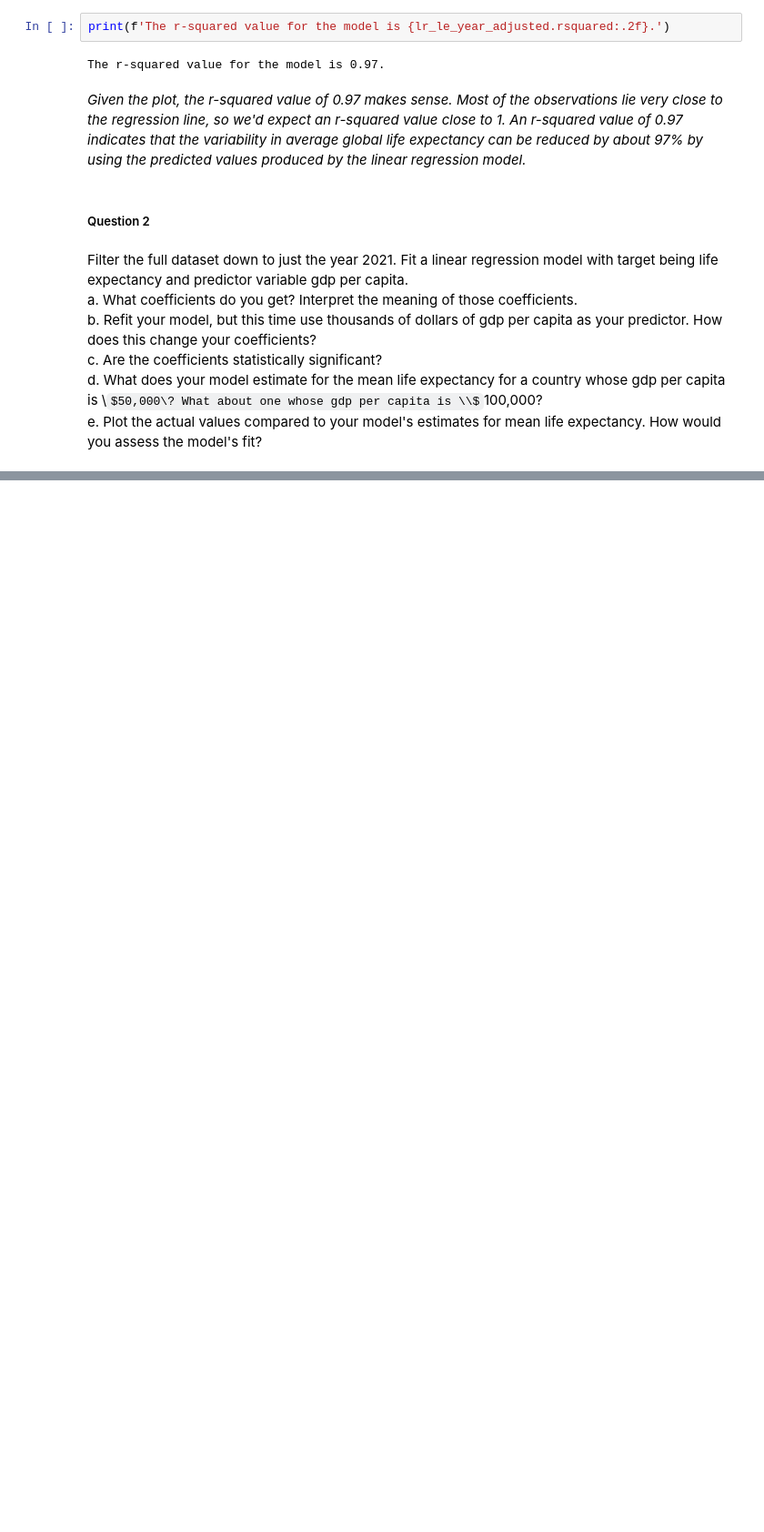
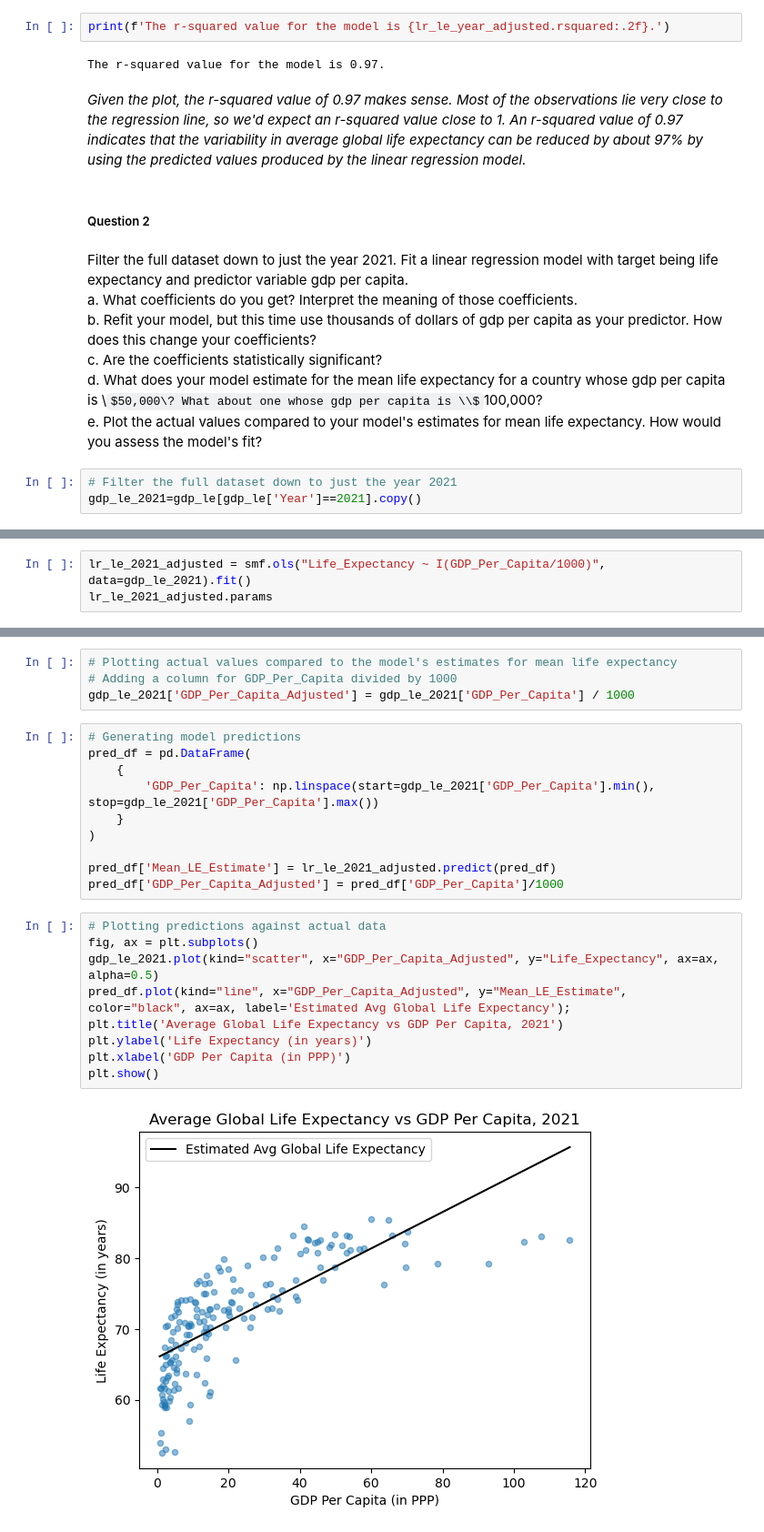
Before and after one commit to nss-data-science-cohort-9/un-linear-regression-aezell314, a Jupyter notebook: notebooks/Linear Regression Practice.ipynb, the cells around one changed output, grey strips where cells are left out. Shown at 91% size. Cells and saved outputs as stored; diff of their text form; some formulas as TeX source; blank space fills up the shorter version.

```diff
--- a/notebooks/Linear Regression Practice.ipynb
+++ b/notebooks/Linear Regression Practice.ipynb
@@ -117,3 +117,6 @@ b. Refit your model, but this time use thousands of dollars of gdp per capita as
 c. Are the coefficients statistically significant?
 d. What does your model estimate for the mean life expectancy for a country whose gdp per capita is \\$50,000\? What about one whose gdp per capita is \\$100,000?
 e. Plot the actual values compared to your model's estimates for mean life expectancy. How would you assess the model's fit?
+# %%
+# Filter the full dataset down to just the year 2021
+gdp_le_2021=gdp_le[gdp_le['Year']==2021].copy()
@@ -119,0 +146,3 @@ e. Plot the actual values compared to your model's estimates for mean life expec
+# %%
+lr_le_2021_adjusted = smf.ols("Life_Expectancy ~ I(GDP_Per_Capita/1000)", data=gdp_le_2021).fit()
+lr_le_2021_adjusted.params
@@ -119,0 +194,25 @@ e. Plot the actual values compared to your model's estimates for mean life expec
+# %%
+# Plotting actual values compared to the model's estimates for mean life expectancy
+# Adding a column for GDP_Per_Capita divided by 1000
+gdp_le_2021['GDP_Per_Capita_Adjusted'] = gdp_le_2021['GDP_Per_Capita'] / 1000
+# %%
+# Generating model predictions
+pred_df = pd.DataFrame(
+    {
+        'GDP_Per_Capita': np.linspace(start=gdp_le_2021['GDP_Per_Capita'].min(), stop=gdp_le_2021['GDP_Per_Capita'].max())
+    }
+)
+
+pred_df['Mean_LE_Estimate'] = lr_le_2021_adjusted.predict(pred_df)
+pred_df['GDP_Per_Capita_Adjusted'] = pred_df['GDP_Per_Capita']/1000
+# %%
+# Plotting predictions against actual data
+fig, ax = plt.subplots()
+gdp_le_2021.plot(kind="scatter", x="GDP_Per_Capita_Adjusted", y="Life_Expectancy", ax=ax, alpha=0.5)
+pred_df.plot(kind="line", x="GDP_Per_Capita_Adjusted", y="Mean_LE_Estimate", color="black", ax=ax, label='Estimated Avg Global Life Expectancy');
+plt.title('Average Global Life Expectancy vs GDP Per Capita, 2021')
+plt.ylabel('Life Expectancy (in years)')
+plt.xlabel('GDP Per Capita (in PPP)')
+plt.show()
+# %% [output]
+[figure, added]
```
Also changed, not shown: parts of 23 cells of this notebook.
